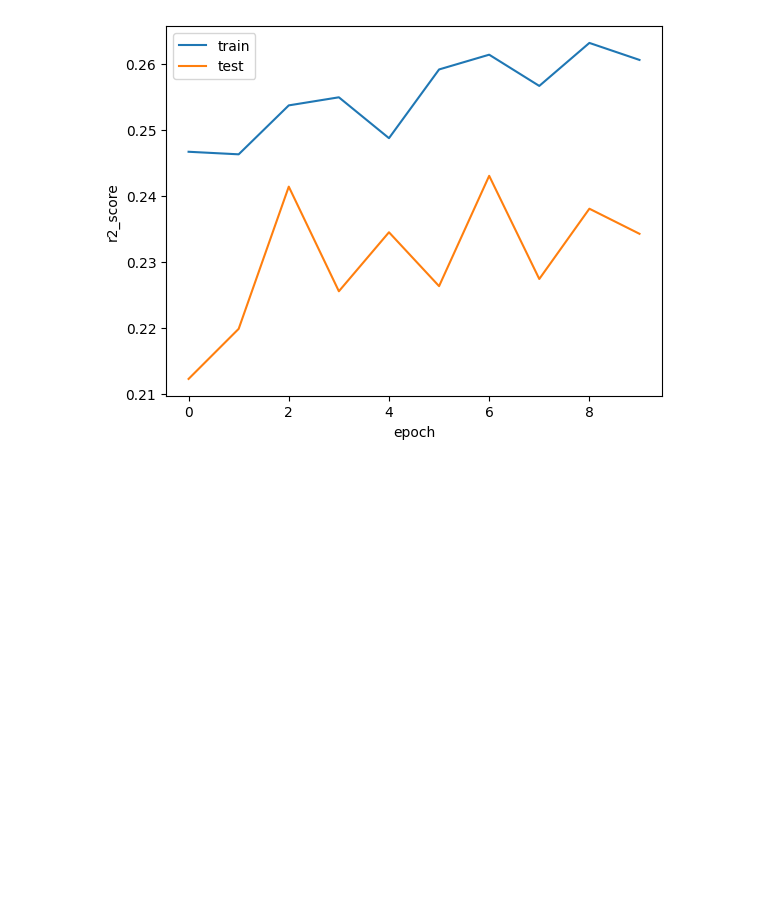
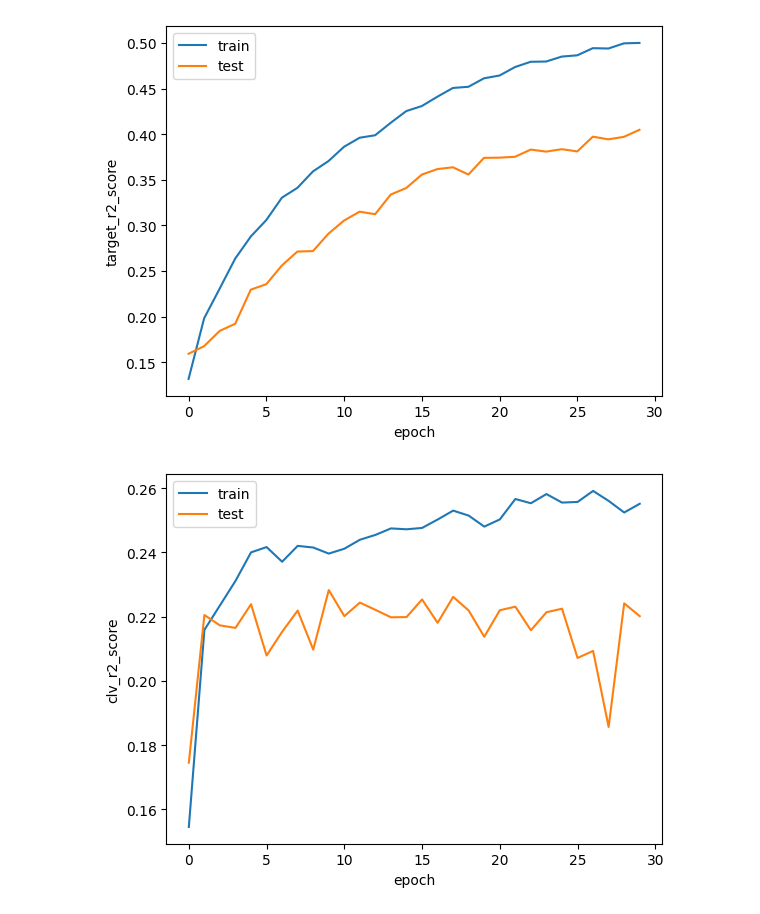
Before and after one commit to tishii2479/my-master-project, a Jupyter notebook: notebook/c.ipynb, the cells around one changed output. Drawn from its saved outputs; the diff is of its cells as text; code cells hidden in the pictures; blank space fills up the shorter version.

```diff
--- a/notebook/c.ipynb
+++ b/notebook/c.ipynb
@@ -34,7 +38,7 @@ train_dataset, test_dataset, user_embedding_weight = create_dataset(
 # %%
 device = "mps" if torch.backends.mps.is_available() else "cpu"
 
-target_loss_weight = 100
+target_loss_weight = 1
 clv_loss_weight = 1
 alpha = target_loss_weight / (target_loss_weight + clv_loss_weight)
 
@@ -69,6 +73,8 @@ train_results, test_results = train(
     train_dataset=train_dataset,
     test_dataset=test_dataset,
     args=args,
-    item_size=len(item_le.classes_),
+    items=item_le.classes_,
 )
+
+torch.save(model, args.model_path)
 # %% [output]
@@ -92,15 +227,31 @@ for loss_name in loss_names:
 # %%
-train_r2_scores = list(map(lambda result: r2_score(result["clv"]["y_true"], result["clv"]["y_pred"]), train_results))
-test_r2_scores = list(map(lambda result: r2_score(result["clv"]["y_true"], result["clv"]["y_pred"]), test_results))
+for loss_name in loss_names:
+    train_r2_scores = list(
+        map(
+            lambda result: r2_score(
+                result[loss_name]["y_true"], result[loss_name]["y_pred"]
+            ),
+            train_results,
+        )
+    )
+    test_r2_scores = list(
+        map(
+            lambda result: r2_score(
+                result[loss_name]["y_true"], result[loss_name]["y_pred"]
+            ),
+            test_results,
+        )
+    )
 
-plt.plot(train_r2_scores, label="train")
-plt.plot(test_r2_scores, label="test")
-plt.xlabel("epoch")
-plt.ylabel(f"r2_score")
-plt.legend()
-plt.show()
+    plt.plot(train_r2_scores, label="train")
+    plt.plot(test_r2_scores, label="test")
+    plt.xlabel("epoch")
+    plt.ylabel(f"{loss_name}_r2_score")
+    plt.legend()
+    plt.show()
 # %% [output]
-[figure, old version]
+[figure, new version]
+[figure, added]
 # %%
 plt.scatter(train_results[-1]["clv"]["y_true"], train_results[-1]["clv"]["y_pred"], alpha=0.2, s=3)
 plt.xlabel("y_true")
```
Also changed, not shown: parts of 8 cells of this notebook, 3 other files.
